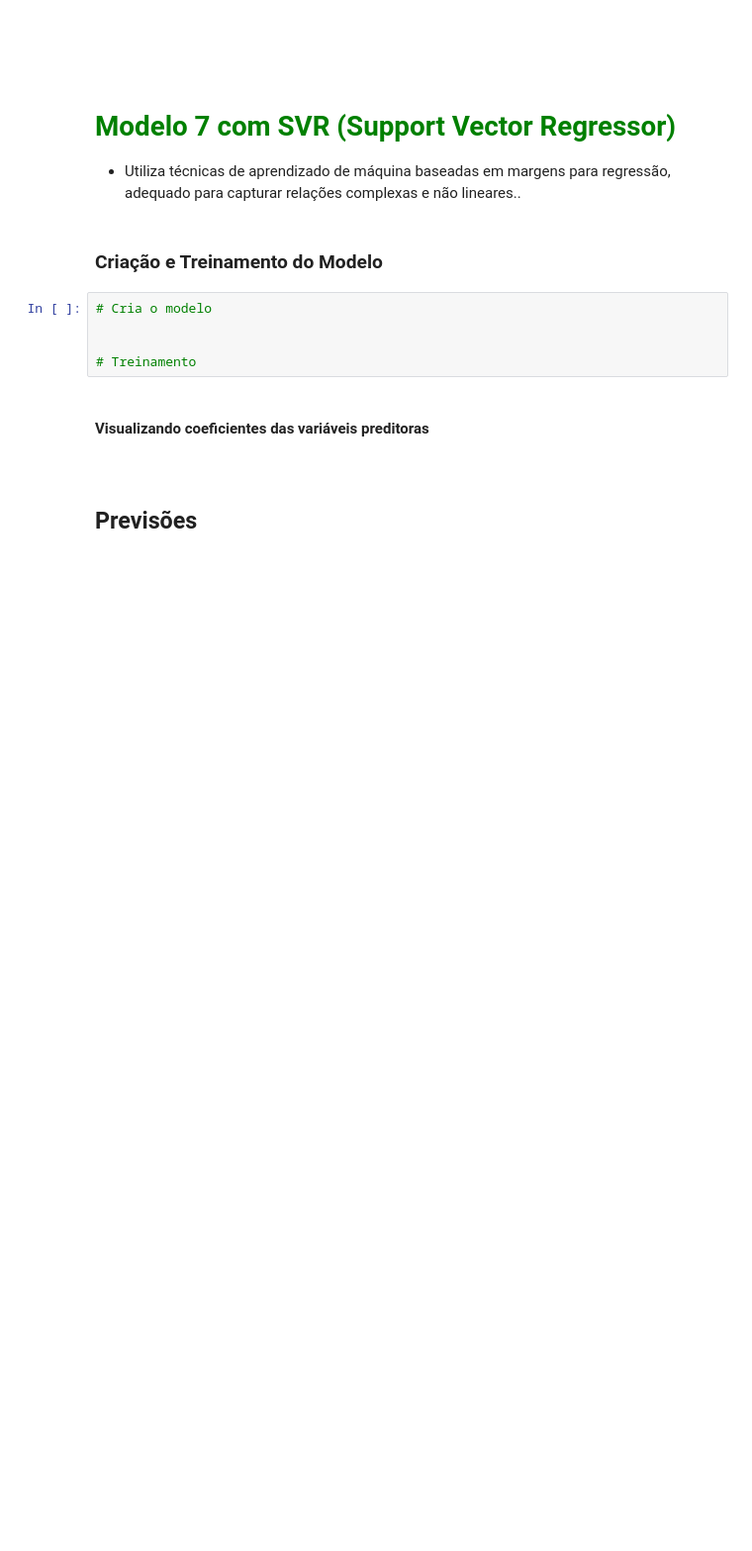
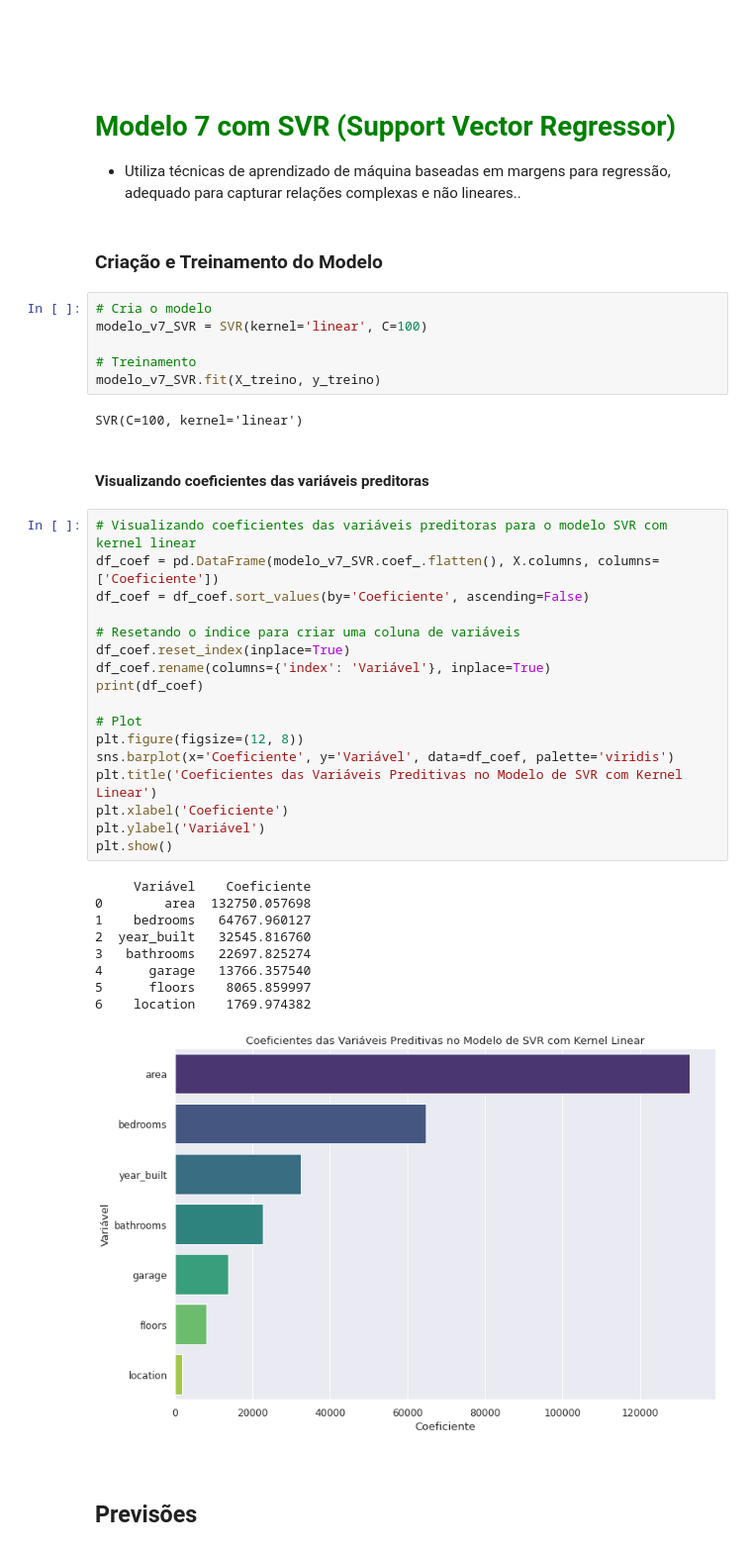
Before and after one commit to EduardoBran/Python_-_Machine_Learning_-_Projetos_Regressao_e_Classificacao, a Jupyter notebook: 1.Projeto_Regressao_-_Prevendo_Valor_Propriedades_Imobiliarias.ipynb, the cells around one changed output. Shown at 99% size. Cells and saved outputs as stored; diff of their text form; blank space fills up the shorter version.

```diff
--- a/1.Projeto_Regressao_-_Prevendo_Valor_Propriedades_Imobiliarias.ipynb
+++ b/1.Projeto_Regressao_-_Prevendo_Valor_Propriedades_Imobiliarias.ipynb
@@ -1636,11 +1780,41 @@ display(df_modelos)
 ### Criação e Treinamento do Modelo
 # %%
 # Cria o modelo
-
+modelo_v7_SVR = SVR(kernel='linear', C=100)
 
 # Treinamento
+modelo_v7_SVR.fit(X_treino, y_treino)
+# %% [output]
+SVR(C=100, kernel='linear')
 # %% [markdown]
 #### Visualizando coeficientes das variáveis preditoras
+# %%
+# Visualizando coeficientes das variáveis preditoras para o modelo SVR com kernel linear
+df_coef = pd.DataFrame(modelo_v7_SVR.coef_.flatten(), X.columns, columns=['Coeficiente'])
+df_coef = df_coef.sort_values(by='Coeficiente', ascending=False)
+
+# Resetando o índice para criar uma coluna de variáveis
+df_coef.reset_index(inplace=True)
+df_coef.rename(columns={'index': 'Variável'}, inplace=True)
+print(df_coef)
+
+# Plot
+plt.figure(figsize=(12, 8))
+sns.barplot(x='Coeficiente', y='Variável', data=df_coef, palette='viridis')
+plt.title('Coeficientes das Variáveis Preditivas no Modelo de SVR com Kernel Linear')
+plt.xlabel('Coeficiente')
+plt.ylabel('Variável')
+plt.show()
+# %% [output]
+     Variável    Coeficiente
+0        area  132750.057698
+1    bedrooms   64767.960127
+2  year_built   32545.816760
+3   bathrooms   22697.825274
+4      garage   13766.357540
+5      floors    8065.859997
+6    location    1769.974382
+[figure, added]
 # %% [markdown]
 <br>
 
```
Also changed, not shown: parts of 52 cells of this notebook, 6 other files.
